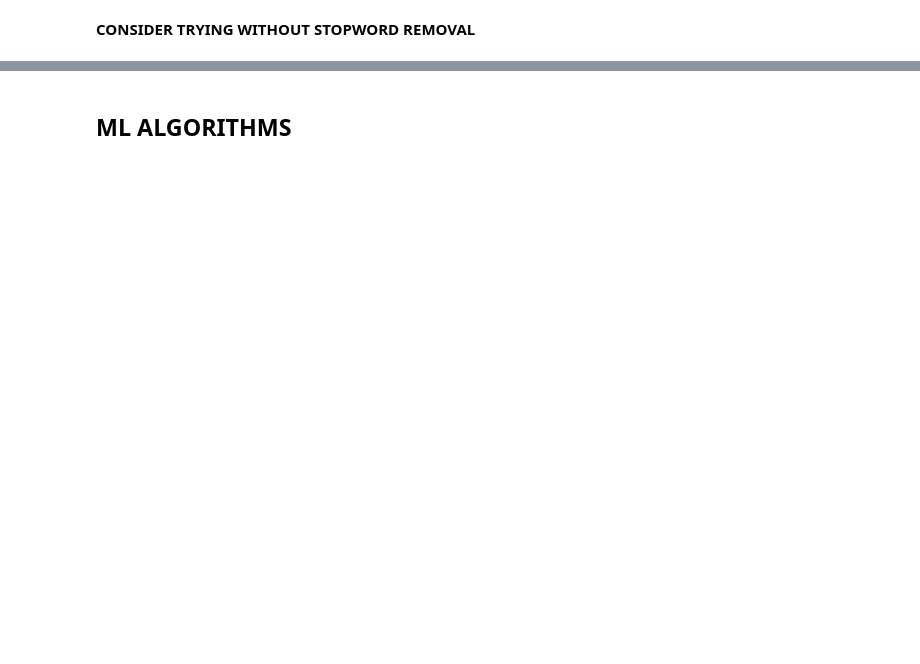
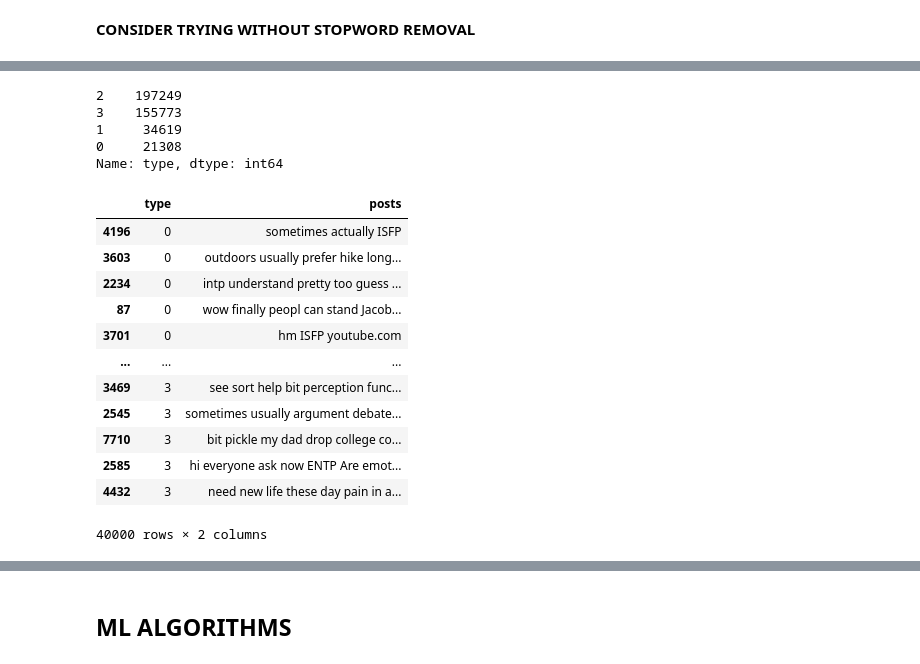
Before and after one commit to MarkoMile/temperament-analysis, a Jupyter notebook: NLPproject.ipynb, the cells around one changed output, grey strips where cells are left out. Cells and saved outputs as stored; diff of their text form; code cells hidden in the pictures; blank space fills up the shorter version.

```diff
--- a/NLPproject.ipynb
+++ b/NLPproject.ipynb
@@ -10,6 +10,6 @@ nlp = spacy.load('en_core_web_sm')
 
 STOP_WORDS = nlp.Defaults.stop_words
 
-nRowsRead = 500  # specify 'None' if want to read whole file
+nRowsRead = None  # specify 'None' if want to read whole file
 postStrings = []
 typeStrings = []
@@ -132,5 +186,11 @@ df
 # %%
 df['type'].value_counts()
+# %% [output]
+2    197249
+3    155773
+1     34619
+0     21308
+Name: type, dtype: int64
 # %%
 #common words removal
 freq_comm = pd.Series(' '.join(df['posts'].tolist()).split()).value_counts()
@@ -145,8 +205,22 @@ df['posts'] = df['posts'].apply(lambda x: ' '.join([t for t in x.split() if t no
 # %%
 df0 = df[df['type'] == 0].sample(10000)
 df1 = df[df['type'] == 1].sample(10000)
 df2 = df[df['type'] == 2].sample(10000)
 df3 = df[df['type'] == 3].sample(10000)
 
-dfr = pd.concat([df0,df1,df2,df3])
+dfr = pd.concat([df0,df1,df2,df3],)
 dfr
+# %% [output]
+|  | type | posts |
+| 4196 | 0 | sometimes actually ISFP |
+| 3603 | 0 | outdoors usually prefer hike long... |
+| 2234 | 0 | intp understand pretty too guess ... |
+| 87 | 0 | wow finally peopl can stand Jacob... |
+| 3701 | 0 | hm ISFP youtube.com |
+| ... | ... | ... |
+| 3469 | 3 | see sort help bit perception func... |
+| 2545 | 3 | sometimes usually argument debate... |
+| 7710 | 3 | bit pickle my dad drop college co... |
+| 2585 | 3 | hi everyone ask now ENTP Are emot... |
+| 4432 | 3 | need new life these day pain in a... |
+40000 rows × 2 columns
```
Also changed, not shown: parts of 16 cells of this notebook, 2 other files.
